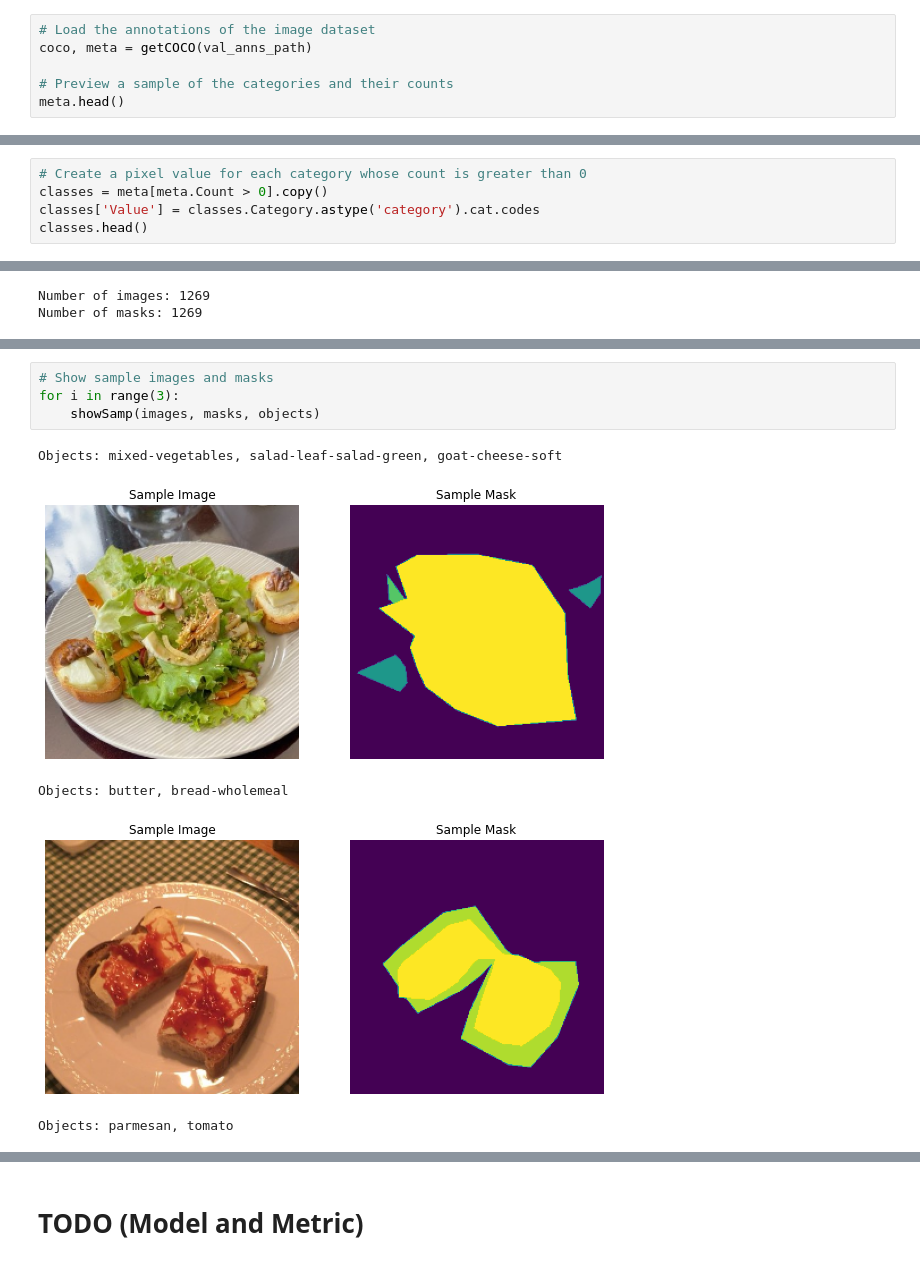
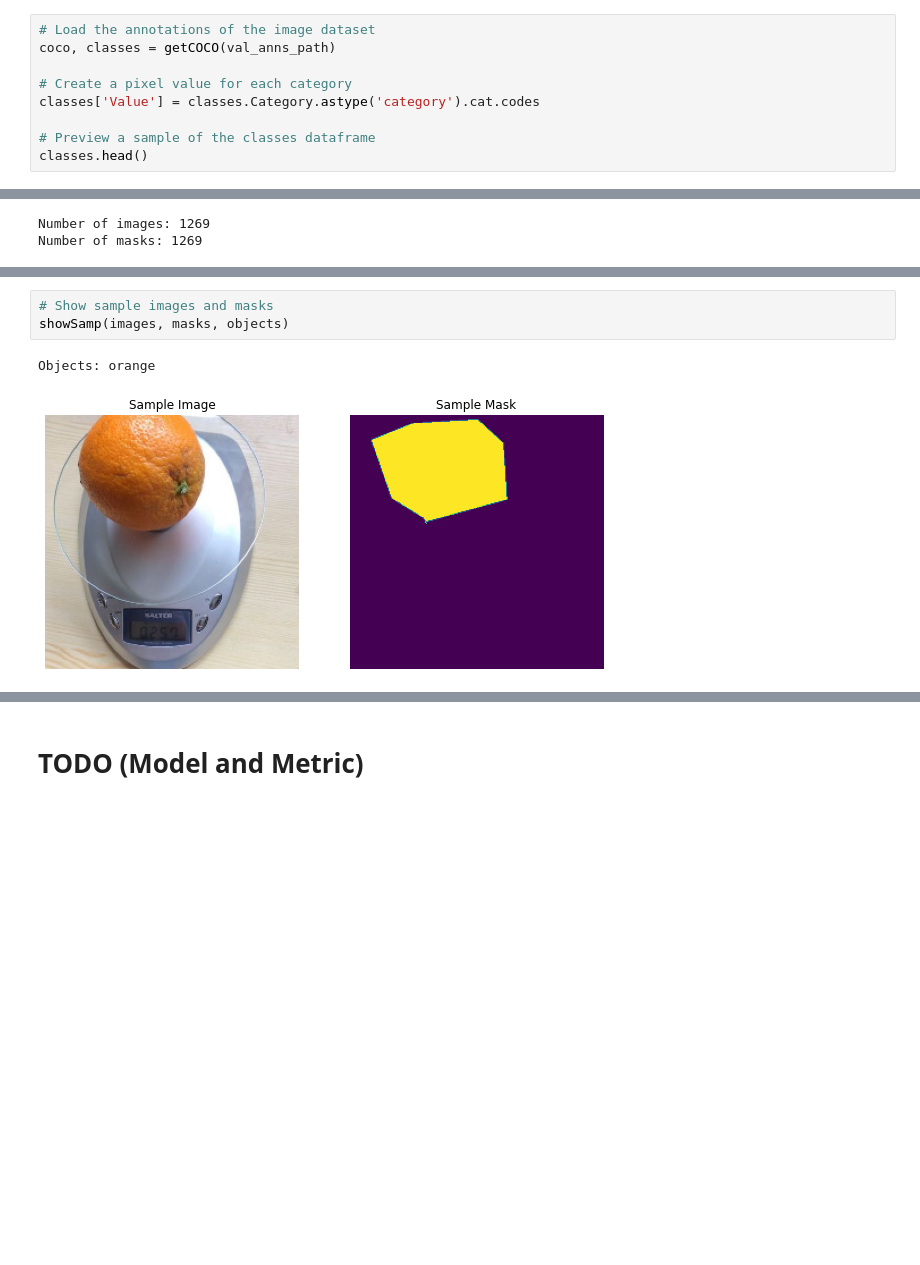
Before and after one commit to lucamarini22/food-recognition-challenge, a Jupyter notebook: food-recognition-challenge.ipynb, the cells around one changed output, grey strips where cells are left out. Cells and saved outputs as stored; diff of their text form; blank space fills up the shorter version.

```diff
--- a/food-recognition-challenge.ipynb
+++ b/food-recognition-challenge.ipynb
@@ -69,9 +69,12 @@ def getCOCO(anns_path):
     return coco, df
 # %%
 # Load the annotations of the image dataset
-coco, meta = getCOCO(val_anns_path)
+coco, classes = getCOCO(val_anns_path)
 
-# Preview a sample of the categories and their counts
-meta.head()
+# Create a pixel value for each category
+classes['Value'] = classes.Category.astype('category').cat.codes
+
+# Preview a sample of the classes dataframe
+classes.head()
 # %% [output]
 loading annotations into memory...
@@ -89,5 +91,0 @@ Number of COCO categories: 273
-# %%
-# Create a pixel value for each category whose count is greater than 0
-classes = meta[meta.Count > 0].copy()
-classes['Value'] = classes.Category.astype('category').cat.codes
-classes.head()
@@ -194,11 +185,7 @@ def showSamp(imgs, msks, objs, N=None):
     plt.show()
 # %%
 # Show sample images and masks
-for i in range(3):
-    showSamp(images, masks, objects)
+showSamp(images, masks, objects)
 # %% [output]
-Objects: mixed-vegetables, salad-leaf-salad-green, goat-cheese-soft
+Objects: orange
-[figure, old version]
+[figure, new version]
-Objects: butter, bread-wholemeal
-[figure, removed]
-Objects: parmesan, tomato
```
Also changed, not shown: parts of 9 cells of this notebook.
